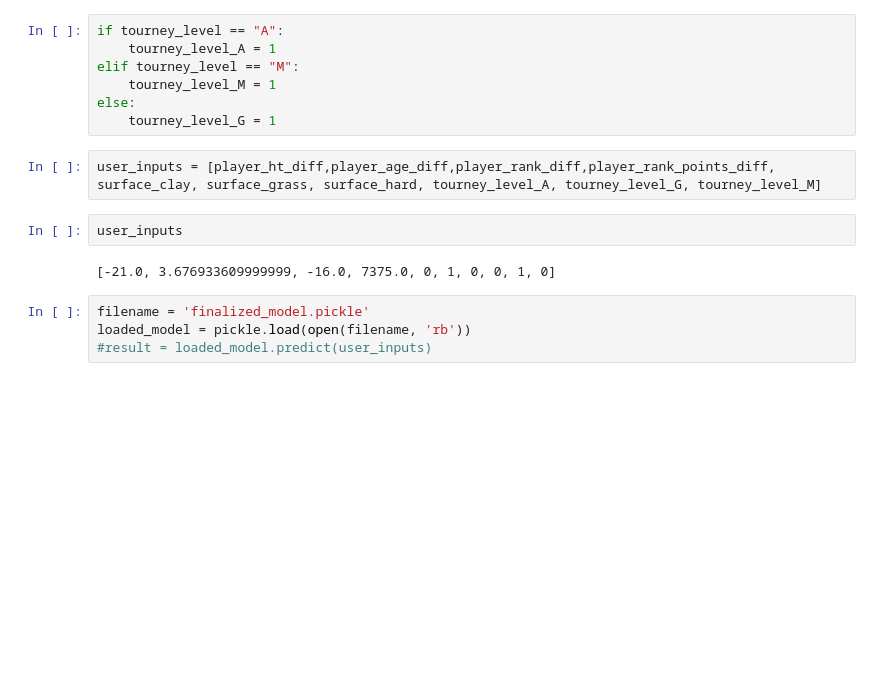
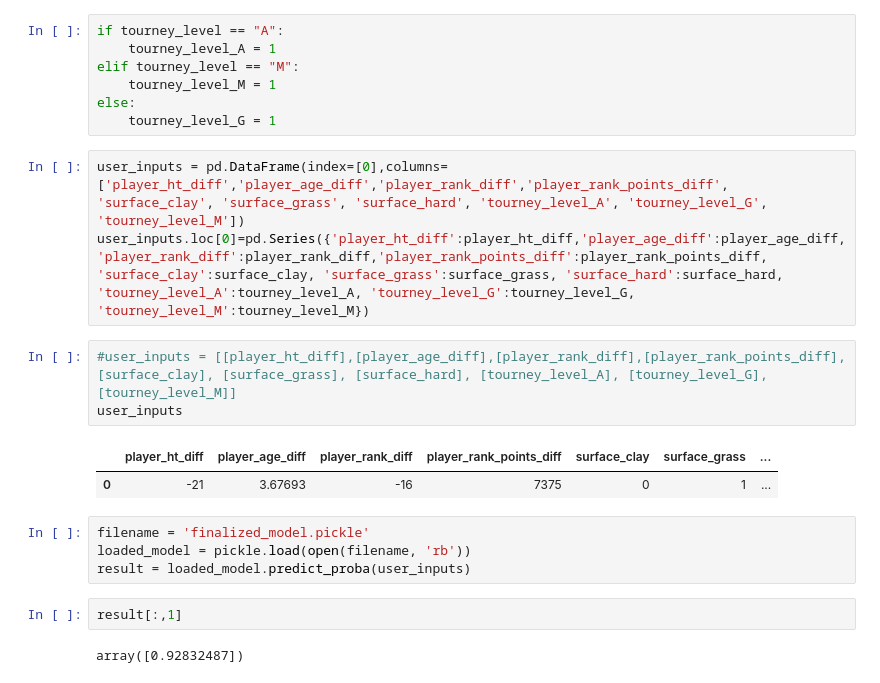
Before and after one commit to weiweiweiweili/ATP_Prediction, a Jupyter notebook: src/models/Model Building.ipynb, the cells around one changed output. Cells and saved outputs as stored; diff of their text form; blank space fills up the shorter version.

```diff
--- a/src/models/Model Building.ipynb
+++ b/src/models/Model Building.ipynb
@@ -784,13 +784,20 @@ elif tourney_level == "M":
     tourney_level_M = 1
 else:
     tourney_level_G = 1
+# %%
+user_inputs = pd.DataFrame(index=[0],columns=['player_ht_diff','player_age_diff','player_rank_diff','player_rank_points_diff', 'surface_clay', 'surface_grass', 'surface_hard', 'tourney_level_A', 'tourney_level_G', 'tourney_level_M'])
+user_inputs.loc[0]=pd.Series({'player_ht_diff':player_ht_diff,'player_age_diff':player_age_diff,'player_rank_diff':player_rank_diff,'player_rank_points_diff':player_rank_points_diff, 'surface_clay':surface_clay, 'surface_grass':surface_grass, 'surface_hard':surface_hard, 'tourney_level_A':tourney_level_A, 'tourney_level_G':tourney_level_G, 'tourney_level_M':tourney_level_M})
 # %%
-user_inputs = [player_ht_diff,player_age_diff,player_rank_diff,player_rank_points_diff, surface_clay, surface_grass, surface_hard, tourney_level_A, tourney_level_G, tourney_level_M]
+#user_inputs = [[player_ht_diff],[player_age_diff],[player_rank_diff],[player_rank_points_diff], [surface_clay], [surface_grass], [surface_hard], [tourney_level_A], [tourney_level_G], [tourney_level_M]]
+user_inputs
+# %% [output]
+|  | player_ht_diff | player_age_diff | player_rank_diff | player_rank_points_diff | surface_clay | surface_grass | ... |
+| 0 | -21 | 3.67693 | -16 | 7375 | 0 | 1 | ... |
-# %%
-user_inputs
-# %% [output]
-[-21.0, 3.676933609999999, -16.0, 7375.0, 0, 1, 0, 0, 1, 0]
 # %%
 filename = 'finalized_model.pickle'
 loaded_model = pickle.load(open(filename, 'rb'))
-#result = loaded_model.predict(user_inputs)
+result = loaded_model.predict_proba(user_inputs)
+# %%
+result[:,1]
+# %% [output]
+array([0.92832487])
```
Also changed, not shown: 1 other file.
